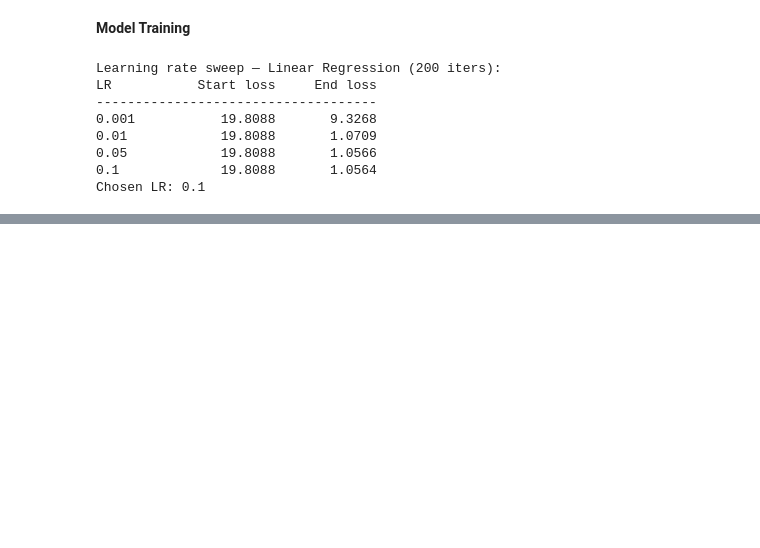
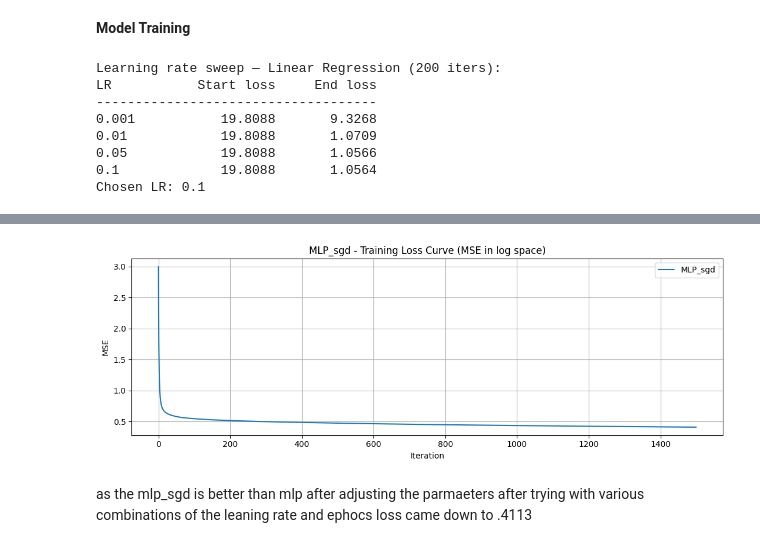
Before and after one commit to jhasankbharadwaj/carprice_prediction, a Jupyter notebook: Dynamic_Pricing_Suggestion_.ipynb, the cells around one changed output, grey strips where cells are left out. Saved outputs shown, nothing was run; the diff lists cells and outputs as text; code cells hidden in the pictures; blank space fills up the shorter version.

```diff
--- a/Dynamic_Pricing_Suggestion_.ipynb
+++ b/Dynamic_Pricing_Suggestion_.ipynb
@@ -606,0 +672,25 @@ AttributeError: 'numpy.ndarray' object has no attribute 'values'
+# %%
+mlp_start = time.time()
+mlp_arch  = [X_train.shape[1], 32,16,1]
+
+mlp_model=MLP_sgd(architecture=mlp_arch, learning_rate=0.001,
+                n_iterations=1500)
+mlp_model.fit(X_train, Y_train_log)
+
+mlp_time  = time.time() - mlp_start
+
+mlp_pred_log    = mlp_model.predict(X_test)
+mlp_predictions = np.expm1(mlp_pred_log)
+
+print(f'Training time : {mlp_time:.2f}s')
+print(f'Loss          : {mlp_model.loss_history[0]:.5f} -> {mlp_model.loss_history[-1]:.5f}')
+print(f'Converged     : {mlp_model.loss_history[-1] < mlp_model.loss_history[0]}')
+
+fig, ax = plt.subplots(figsize=(11, 4))
+ax.plot(mlp_model.loss_history, label='MLP_sgd')
+ax.set_title('MLP_sgd - Training Loss Curve (MSE in log space)')
+ax.set_xlabel('Iteration'); ax.set_ylabel('MSE'); ax.legend(); ax.grid(True)
+
+plt.tight_layout()
+plt.show()
+# %% [output]
@@ -606,0 +715,3 @@ AttributeError: 'numpy.ndarray' object has no attribute 'values'
+[figure, added]
+# %% [markdown]
+as the mlp_sgd is better than mlp after adjusting the parmaeters after trying with various combinations of the leaning rate and ephocs loss came down to .4113
```
Also changed, not shown: parts of 18 cells of this notebook.
